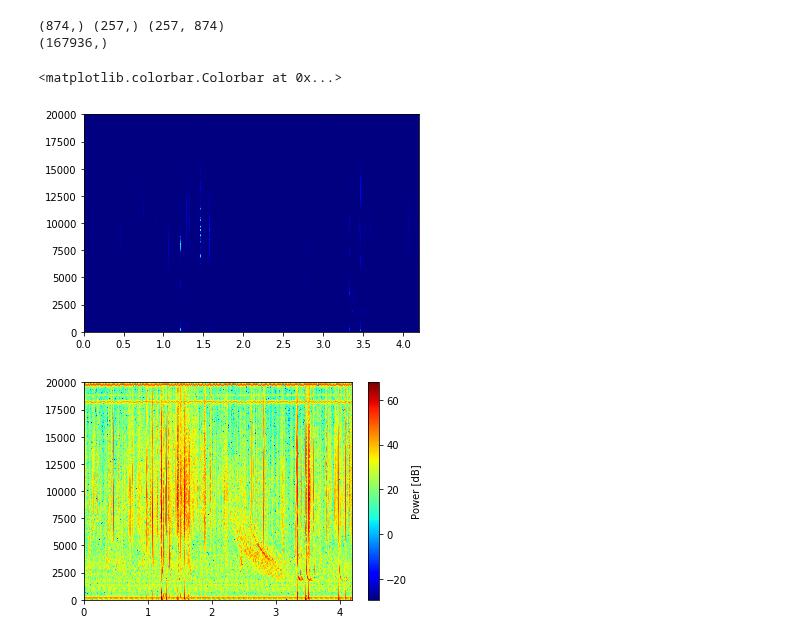
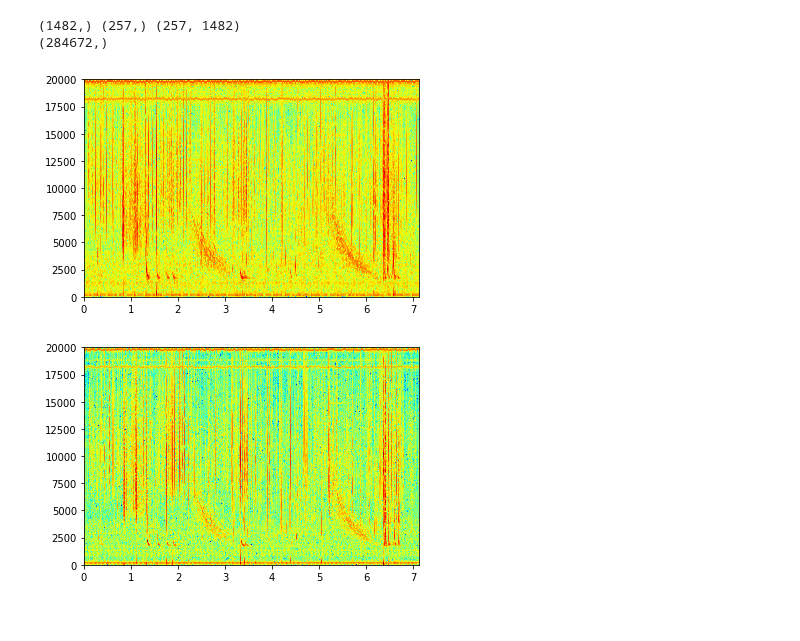
Before and after one commit to Kojey/MSc-whistler-waves-detector, a Jupyter notebook: Code/data extraction/data_diff.ipynb, the cells around one changed output. Cells and saved outputs as stored; diff of their text form; code cells hidden in the pictures.

```diff
--- a/Code/data extraction/data_diff.ipynb
+++ b/Code/data extraction/data_diff.ipynb
@@ -36,36 +36,34 @@ _f  = h5py.File(database_path, 'r')
 
 
 # # load from labelled data
 grp_spe = _f[os.path.join('awdEvents'+str(1), sites[0],'labelled spectrograms')]
 files = list(grp_spe.keys())
 file = files[np.random.randint(len(files))] # select a random sample
 # create np array to store sample information
 data = np.empty(grp_spe[file].shape)
 # load information
 grp_spe[file].read_direct(data)
 out = grp_spe[file].attrs['outputs']
 event = grp_spe[file].attrs['events']
 t,f,s = extract_spectrogram_info(data)
 
 # load from whistler trace
 grp_wh = _f[os.path.join('awdEvents'+str(1), sites[0],'whistler traces')]
 whdf = np.empty(grp_wh[file].shape)
 grp_wh[file].read_direct(whdf)
 fs = grp_wh[file].attrs['sample frequency']
 print(whdf[:,0].shape)
 
 _f.close()
 
 
 plt.pcolormesh(t,f,s, cmap='jet')
 
 fig = plt.figure()
 ax1 = plt.gca()
 s, f, t, img = ax1.specgram(whdf[:,0], Fs=fs, detrend='linear', NFFT=512 , noverlap=64, scale='dB', scale_by_freq=False, cmap='jet')
-fig.colorbar(mappable=img, label='Power [dB]')
 # %% [output]
-(874,) (257,) (257, 874)
-(167936,)
+(1482,) (257,) (257, 1482)
+(284672,)
-<matplotlib.colorbar.Colorbar at 0x...>
-[figure, old version]
+[figure, new version]
-[figure, old version]
+[figure, new version]
```
Also changed, not shown: 12 other files.
